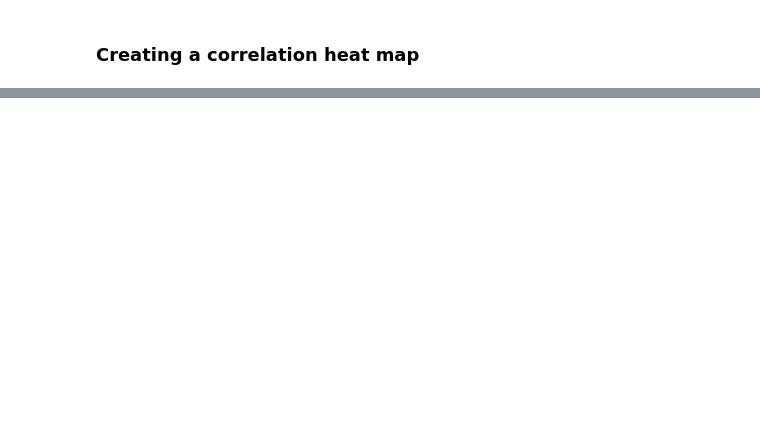
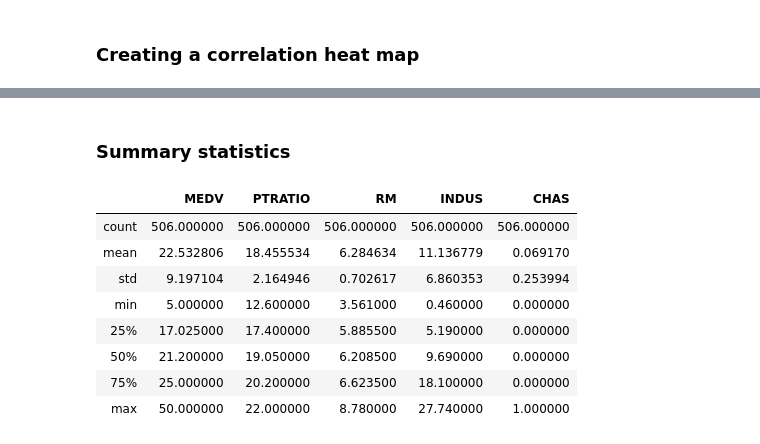
Before and after one commit to declanbarr/boston-house-prices, a Jupyter notebook: boston-house-prices-analysis.ipynb, the cells around one changed output, grey strips where cells are left out. Saved outputs shown, nothing was run; the diff lists cells and outputs as text; code cells hidden in the pictures; blank space fills up the shorter version.

```diff
--- a/boston-house-prices-analysis.ipynb
+++ b/boston-house-prices-analysis.ipynb
@@ -101,0 +103,16 @@ corr.style.background_gradient(cmap='coolwarm', axis=None, low=0.23, high=0).set
+# %% [markdown]
+### Summary statistics
+# %%
+df2 = df[["MEDV", "PTRATIO", "RM", "INDUS", "CHAS"]]
+
+df2.describe()
+# %% [output]
+|  | MEDV | PTRATIO | RM | INDUS | CHAS |
+| count | 506.000000 | 506.000000 | 506.000000 | 506.000000 | 506.000000 |
+| mean | 22.532806 | 18.455534 | 6.284634 | 11.136779 | 0.069170 |
+| std | 9.197104 | 2.164946 | 0.702617 | 6.860353 | 0.253994 |
+| min | 5.000000 | 12.600000 | 3.561000 | 0.460000 | 0.000000 |
+| 25% | 17.025000 | 17.400000 | 5.885500 | 5.190000 | 0.000000 |
+| 50% | 21.200000 | 19.050000 | 6.208500 | 9.690000 | 0.000000 |
+| 75% | 25.000000 | 20.200000 | 6.623500 | 18.100000 | 0.000000 |
+| max | 50.000000 | 22.000000 | 8.780000 | 27.740000 | 1.000000 |
```
Also changed, not shown: parts of 4 cells of this notebook.
